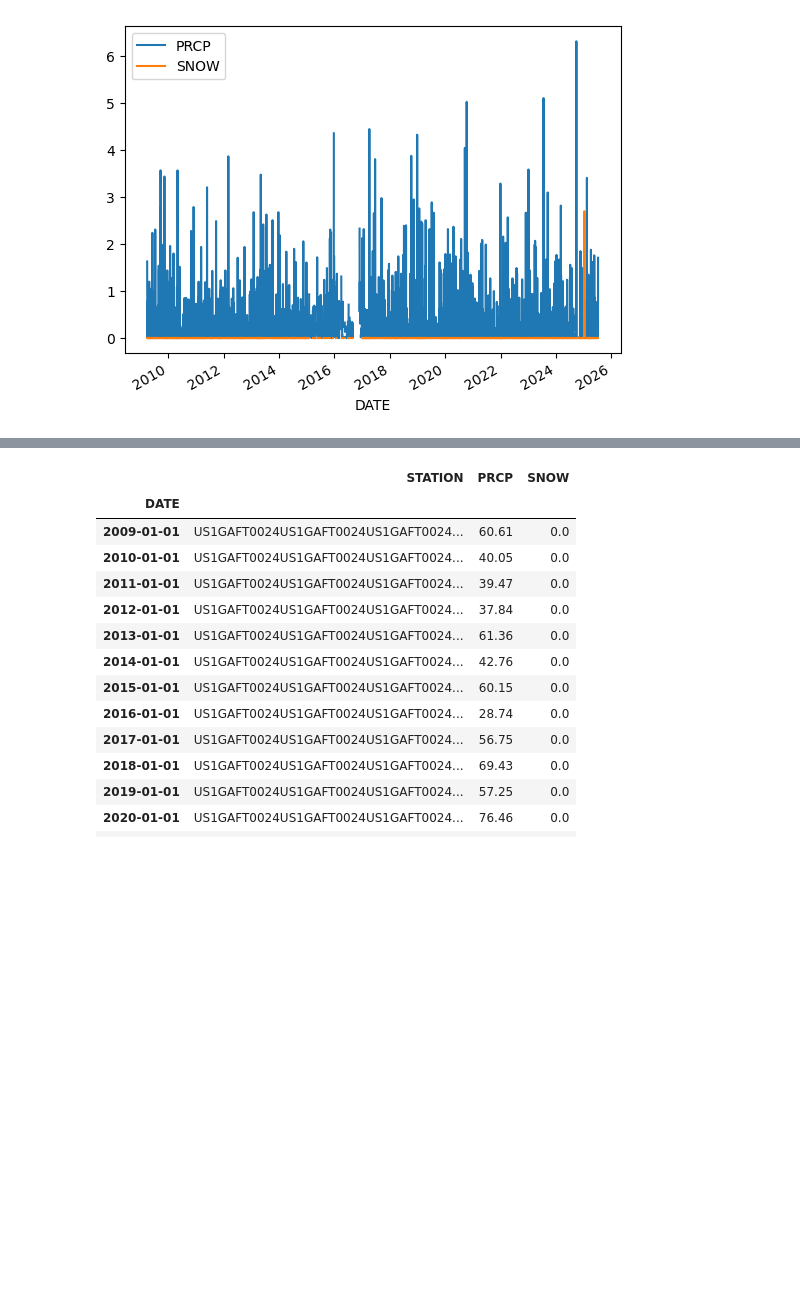
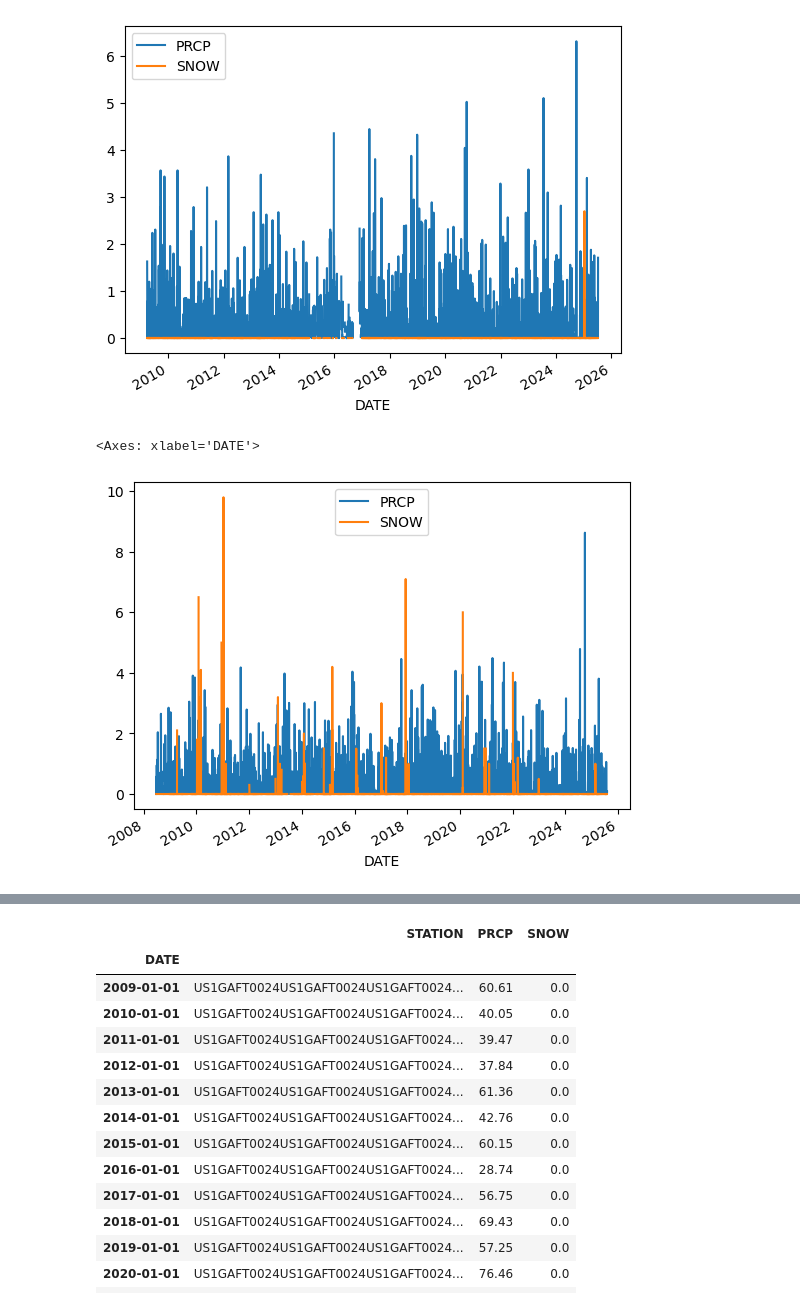
Before and after one commit to cu-esiil-edu/01-climate-tjboyer13, a Jupyter notebook: notebooks/climate-98-download.ipynb, the cells around one changed output, grey strips where cells are left out. Drawn from its saved outputs; the diff is of its cells as text; code cells hidden in the pictures; blank space fills up the shorter version.

Commit message:
added fannin county, ga

```diff
--- a/notebooks/climate-98-download.ipynb
+++ b/notebooks/climate-98-download.ipynb
@@ -101,3 +101,12 @@ atlanta_api = ('https://www.ncei.noaa.gov/access/services/data/v1?'
 atlanta_api
 # %% [output]
 'https://www.ncei.noaa.gov/access/services/data/v1?dataset=daily-summaries&dataTypes=SNOW,PRCP&stations=US1GAFT0024&startDate=2009-03-28&endDate=2025-07-20&units=standard'
+# %%
+fannin_api = ('https://www.ncei.noaa.gov/access/services/data/v1?'
+'dataset=daily-summaries&'
+'dataTypes=SNOW,PRCP&'
+'stations=US1GAFN0001&'
+'startDate=2008-06-21&'
+'endDate=2025-08-03&'
+'units=standard')
+fannin_api
@@ -133,3 +144,14 @@ climate_df.head()
 | 2009-03-30 | US1GAFT0024 | 0.00 | 0.0 |
 | 2009-03-31 | US1GAFT0024 | 0.00 | 0.0 |
 | 2009-04-01 | US1GAFT0024 | 0.25 | NaN |
+# %%
+# Download the climate data
+fannin_climate_df = pd.read_csv(
+    fannin_api,
+    index_col='DATE',
+    parse_dates=True,
+    na_values=['NaN']
+)
+
+# Check that the download worked
+fannin_climate_df.head()
@@ -139,6 +169,12 @@ climate_df.plot()
 # %% [output]
 <Axes: xlabel='DATE'>
 [figure]
+# %%
+## Plot the precpitation column (PRCP) vs time to explore the data
+fannin_climate_df.plot()
+# %% [output]
+<Axes: xlabel='DATE'>
+[figure, added]
 # %%
 # Plot the data using .plot
 climate_df.plot(
```
Also changed, not shown: parts of 11 cells of this notebook, 1 other file.
